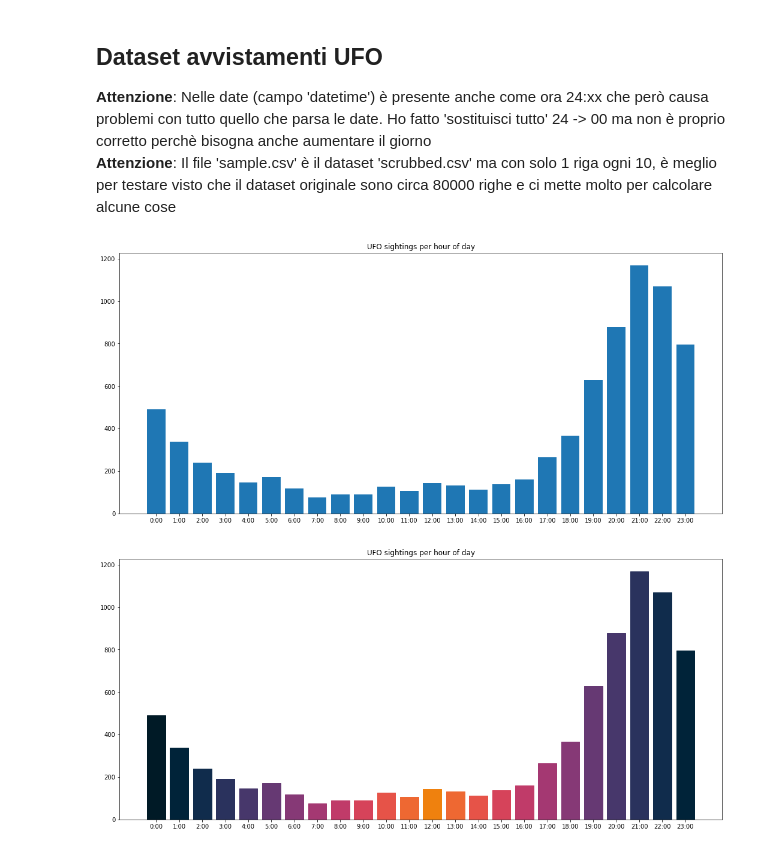
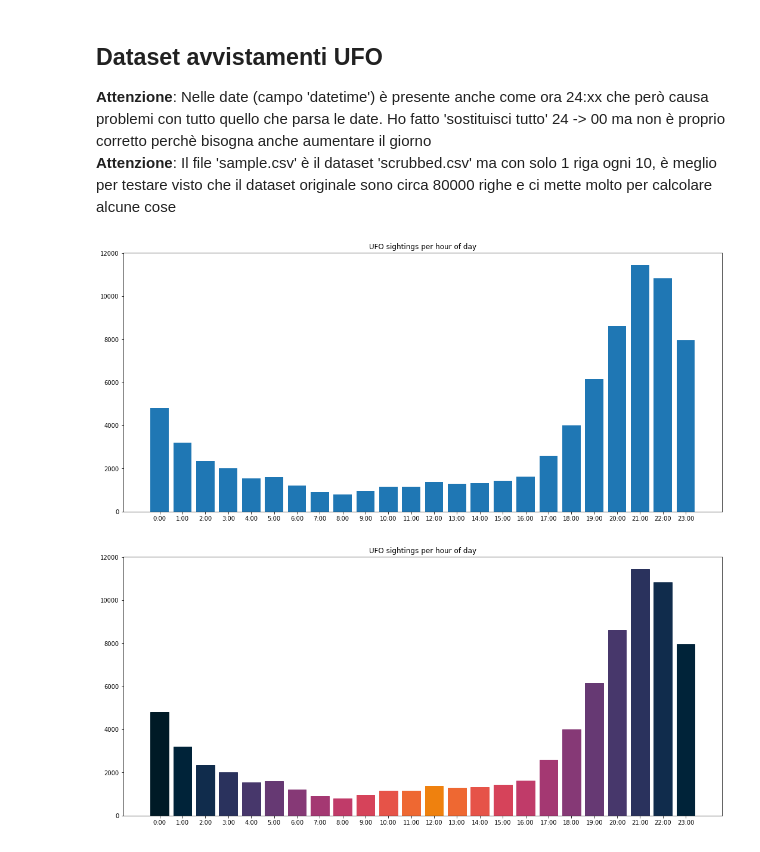
Before and after one commit to mrkct/scivis-progetto, a Jupyter notebook: ufo.ipynb, the cells around one changed output. Drawn from its saved outputs; the diff is of its cells as text; code cells hidden in the pictures.

```diff
--- a/ufo.ipynb
+++ b/ufo.ipynb
@@ -12,13 +12,13 @@ import matplotlib.pyplot as plt
 
 %matplotlib inline
 # %%
-DATASET = 'out.csv'
+DATASET = 'ufos.csv'
 data = pd.read_csv(DATASET)
 # %%
 # Questo è leeeento
-datetimes = pd.to_datetime(data['datetime'])
+data['datetime'] = pd.to_datetime(data['datetime'])
 # %%
-counts = datetimes.dt.hour.value_counts()
+counts = data['datetime'].dt.hour.value_counts()
 # %%
 # Grafico degli avvistamenti per ora del giorno (senza colori)
 
@@ -30,55 +30,37 @@ plt.xticks(range(len(labels)), labels)
 
 plt.show()
 # %% [output]
-[figure, old version]
+[figure, new version]
 # %%
 # Grafico degli avvistamenti per ora del giorno (con colori)
 gradients = [
     (0, 26, 38), (0, 35, 57), (16, 44, 76), (42, 50, 93),
     (71, 55, 107), (102, 57, 115), (134, 57, 118), (164, 56, 114),
     (192, 59, 105), (214, 67, 90), (230, 83, 72), (238, 104, 50),
     (239, 129, 14)
 ]
 gradients = [(r/255, g/255, b/255, 1.0) for (r, g, b) in gradients]
 gradients = gradients + list(reversed(gradients[:-1]))
 
 # dalle 0:00 alle 23:00
 g2 = [
-    (0, 26, 38),
-    (0, 26, 38),
-    (7, 29, 37),
-    (32, 40, 35),
-    (82, 61, 30),
-    (109, 73, 27),
-    (146, 89, 23),
-    (159, 95, 22),
-    (171, 100, 21),
-    (184, 105, 20),
-    (196, 110, 18),
-    (209, 116, 17),
-    (237, 128, 14)
-    (209, 116, 17),
-    (196, 110, 18),
-    (184, 105, 20),
-    (171, 100, 21),
-    (159, 95, 22),
-    (146, 89, 23),
-    (109, 73, 27),
-    (82, 61, 30),
-    (32, 40, 35),
-    (7, 29, 37),
-    (0, 26, 38)
+    (0, 26, 38), (0, 26, 38), (7, 29, 37), (32, 40, 35),
+    (82, 61, 30), (109, 73, 27), (146, 89, 23), (159, 95, 22),
+    (171, 100, 21), (184, 105, 20), (196, 110, 18), (209, 116, 17),
+    (237, 128, 14), (209, 116, 17), (196, 110, 18), (184, 105, 20),
+    (171, 100, 21), (159, 95, 22), (146, 89, 23), (109, 73, 27),
+    (82, 61, 30), (32, 40, 35), (7, 29, 37), (0, 26, 38)
 ]
-gradients = [(r/255, g/255, b/255, 1.0) for (r, g, b) in gradients]
+g2 = [(r/255, g/255, b/255, 1.0) for (r, g, b) in g2]
 
 plt.figure(figsize=(18, 8))
 plt.title('UFO sightings per hour of day')
 bars = plt.bar(counts.index, counts.get_values())
 labels = [f'{h}:00' for h in range(0, 24)]
 plt.xticks(range(len(labels)), labels)
 
 for bar_i, index in enumerate(counts.index):
     bars[bar_i].set_color(gradients[index])
 plt.show()
 # %% [output]
-[figure, old version]
+[figure, new version]
```
Also changed, not shown: parts of 3 cells of this notebook.
